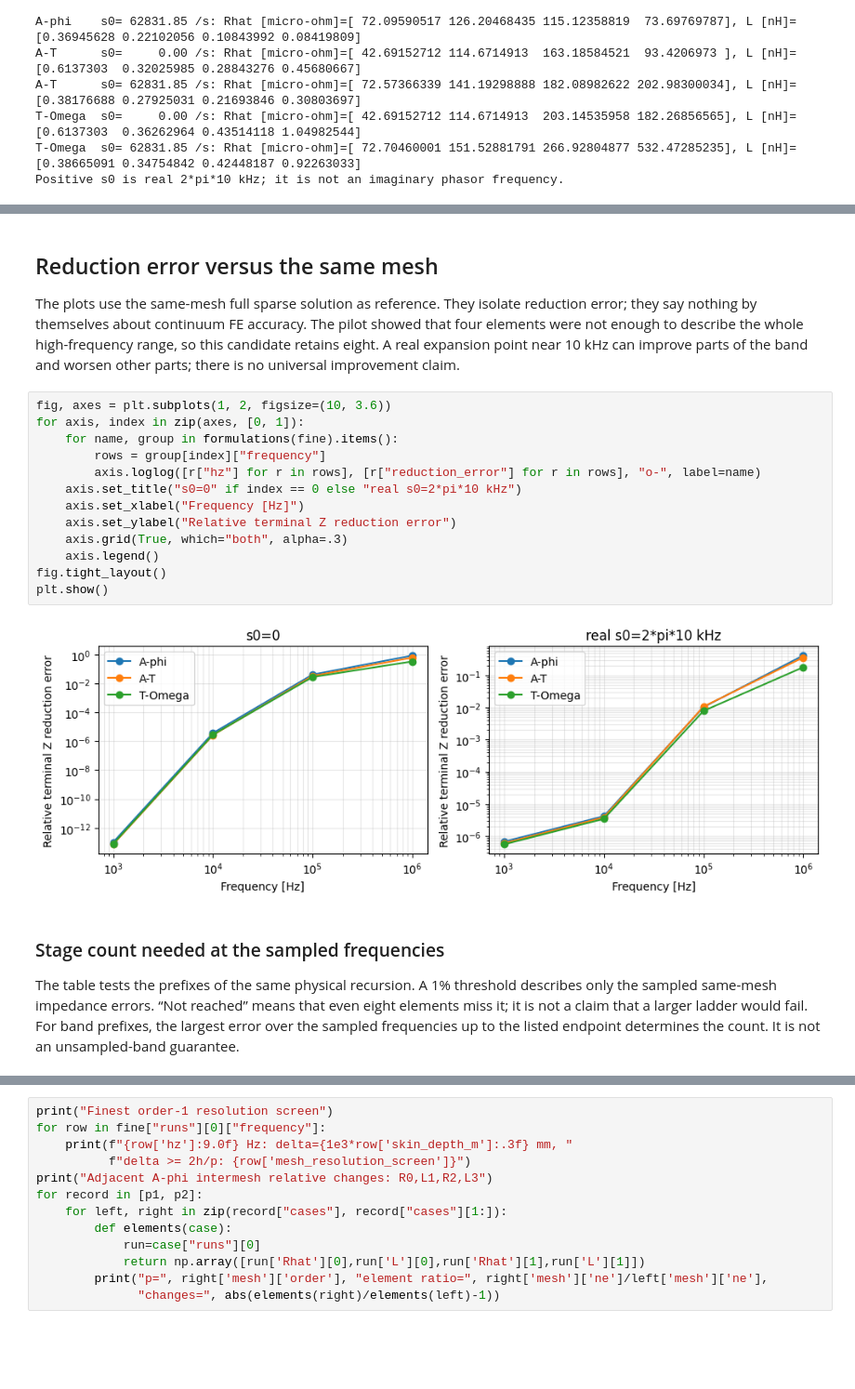
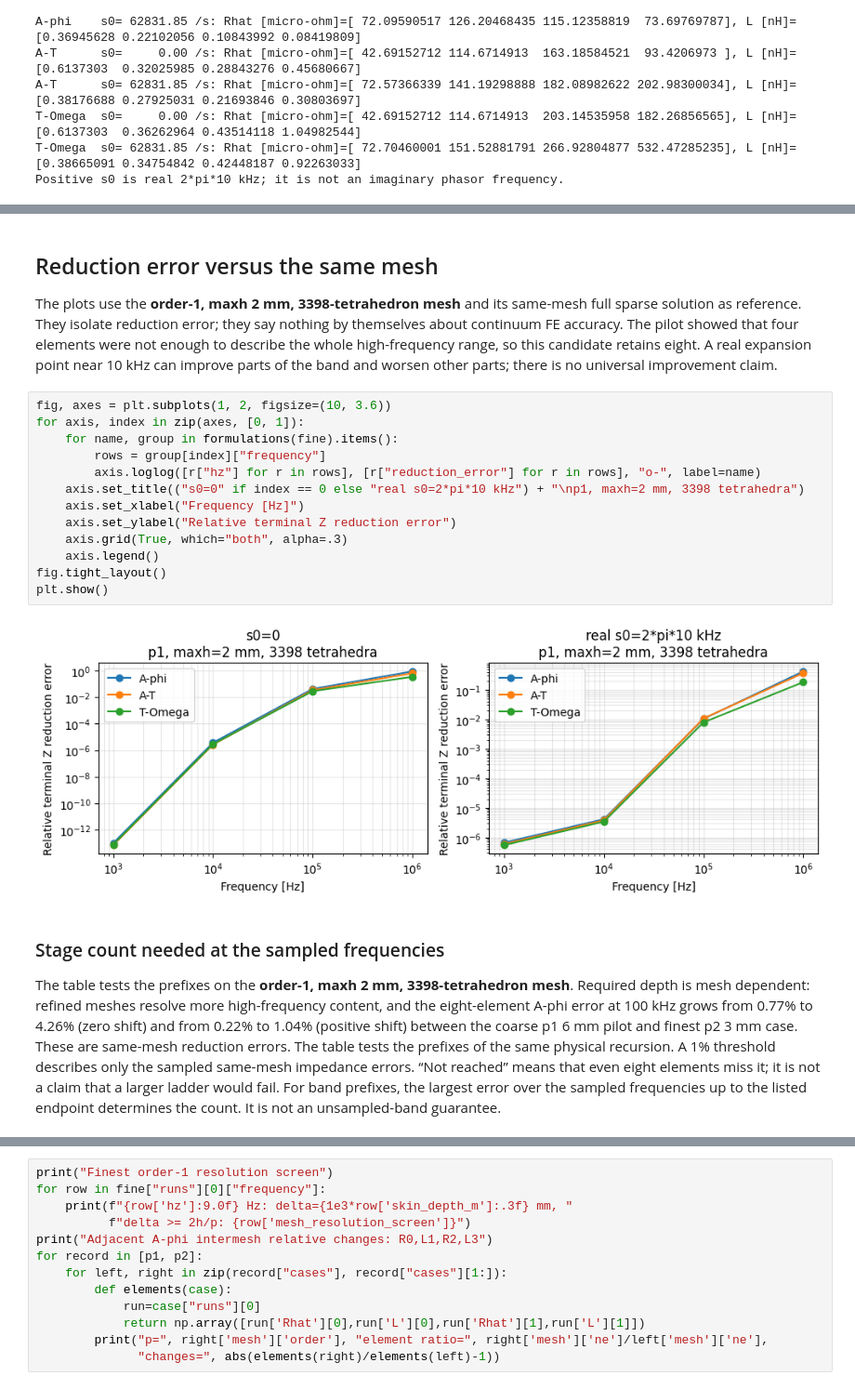
Before and after one commit to ksugahar/CLN-mcp, a Jupyter notebook: docs/12_general_3d_cln.ipynb, the cells around one changed output, grey strips where cells are left out. Shown at 93% size. Drawn from its saved outputs; the diff is of its cells as text; blank space fills up the shorter version.

```diff
--- a/docs/12_general_3d_cln.ipynb
+++ b/docs/12_general_3d_cln.ipynb
@@ -146,26 +146,26 @@ s0 = 62831.853071795864 coefficient differences k=0..8: [-1.76182853e-19 -7.6232
 # %% [markdown]
 ## Reduction error versus the same mesh
 
-The plots use the same-mesh full sparse solution as reference. They isolate reduction error; they say nothing by themselves about continuum FE accuracy. The pilot showed that four elements were not enough to describe the whole high-frequency range, so this candidate retains eight. A real expansion point near 10 kHz can improve parts of the band and worsen other parts; there is no universal improvement claim.
+The plots use the **order-1, maxh 2 mm, 3398-tetrahedron mesh** and its same-mesh full sparse solution as reference. They isolate reduction error; they say nothing by themselves about continuum FE accuracy. The pilot showed that four elements were not enough to describe the whole high-frequency range, so this candidate retains eight. A real expansion point near 10 kHz can improve parts of the band and worsen other parts; there is no universal improvement claim.
 # %%
 fig, axes = plt.subplots(1, 2, figsize=(10, 3.6))
 for axis, index in zip(axes, [0, 1]):
     for name, group in formulations(fine).items():
         rows = group[index]["frequency"]
         axis.loglog([r["hz"] for r in rows], [r["reduction_error"] for r in rows], "o-", label=name)
-    axis.set_title("s0=0" if index == 0 else "real s0=2*pi*10 kHz")
+    axis.set_title(("s0=0" if index == 0 else "real s0=2*pi*10 kHz") + "\np1, maxh=2 mm, 3398 tetrahedra")
     axis.set_xlabel("Frequency [Hz]")
     axis.set_ylabel("Relative terminal Z reduction error")
     axis.grid(True, which="both", alpha=.3)
     axis.legend()
 fig.tight_layout()
 plt.show()
 # %% [output]
-[figure, old version]
+[figure, new version]
 # %% [markdown]
 ### Stage count needed at the sampled frequencies
 
-The table tests the prefixes of the same physical recursion. A 1% threshold describes only the sampled same-mesh impedance errors. “Not reached” means that even eight elements miss it; it is not a claim that a larger ladder would fail. For band prefixes, the largest error over the sampled frequencies up to the listed endpoint determines the count. It is not an unsampled-band guarantee.
+The table tests the prefixes on the **order-1, maxh 2 mm, 3398-tetrahedron mesh**. Required depth is mesh dependent: refined meshes resolve more high-frequency content, and the eight-element A-phi error at 100 kHz grows from 0.77% to 4.26% (zero shift) and from 0.22% to 1.04% (positive shift) between the coarse p1 6 mm pilot and finest p2 3 mm case. These are same-mesh reduction errors. The table tests the prefixes of the same physical recursion. A 1% threshold describes only the sampled same-mesh impedance errors. “Not reached” means that even eight elements miss it; it is not a claim that a larger ladder would fail. For band prefixes, the largest error over the sampled frequencies up to the listed endpoint determines the count. It is not an unsampled-band guarantee.
 # %%
 def prefix_error(run, modes, row):
     rp=np.array(run['R_phys'])[:modes,:modes]
```
Also changed, not shown: parts of 10 cells of this notebook, 9 other files.
